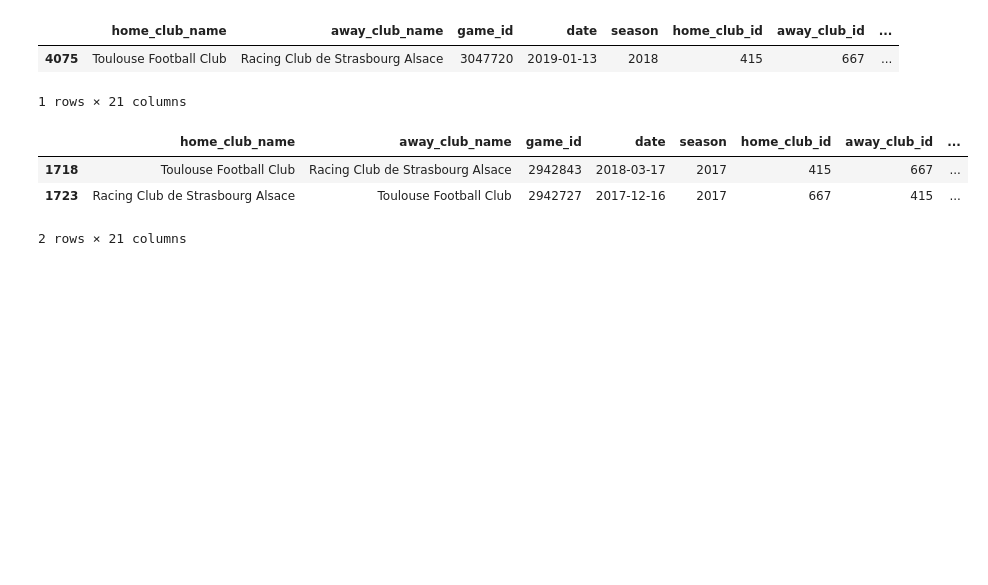
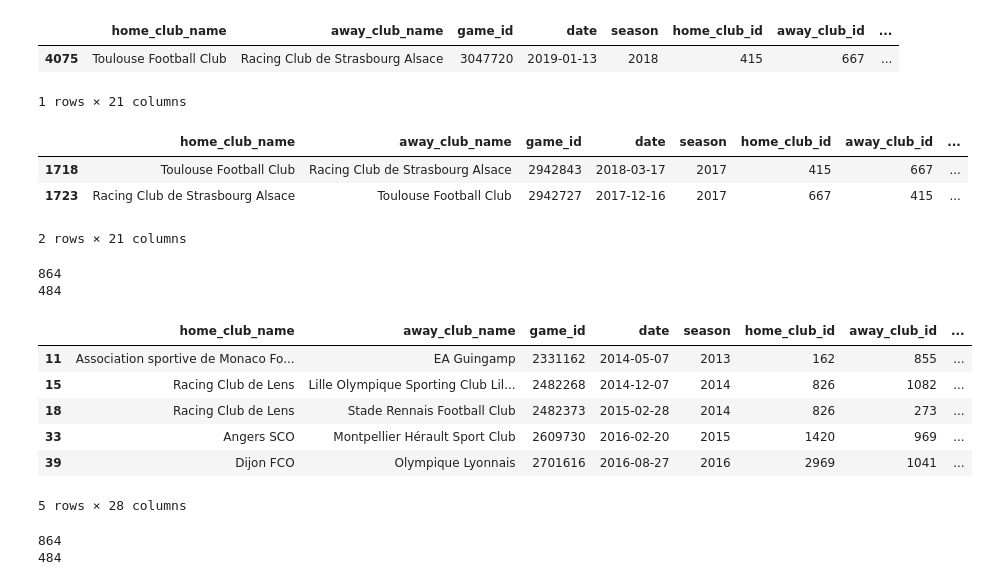
Before and after one commit to AntoninChevalier/Winunmax, a Jupyter notebook: notebooks/exploration.ipynb, the cells around one changed output. Saved outputs shown, nothing was run; the diff lists cells and outputs as text; code cells hidden in the pictures; blank space fills up the shorter version.

```diff
--- a/notebooks/exploration.ipynb
+++ b/notebooks/exploration.ipynb
@@ -376,0 +383,20 @@ df_test.head(20)
+# %%
+#Peut être judicieux de retire du dataframe traités les lignes de 2012
+print(len(df_dataset_final[(df_dataset_final["pos_moy_home_1_ans"]==20)]))
+print(len(df_dataset_final[(df_dataset_final["pos_moy_home_1_ans"]==20) & (df_dataset_final["season"]!=2012)]))
+display(df_dataset_final[(df_dataset_final["pos_moy_home_1_ans"]==20) & (df_dataset_final["season"]!=2012)].head(5))
+
+print(len(df_dataset_final[(df_dataset_final["winrate_home 1 ans"]==0.35)]))
+print(len(df_dataset_final[(df_dataset_final["winrate_home 1 ans"]==0.35) & (df_dataset_final["season"]!=2012)]))
+# %% [output]
+864
+484
+|  | home_club_name | away_club_name | game_id | date | season | home_club_id | away_club_id | ... |
+| 11 | Association sportive de Monaco Fo... | EA Guingamp | 2331162 | 2014-05-07 | 2013 | 162 | 855 | ... |
+| 15 | Racing Club de Lens | Lille Olympique Sporting Club Lil... | 2482268 | 2014-12-07 | 2014 | 826 | 1082 | ... |
+| 18 | Racing Club de Lens | Stade Rennais Football Club | 2482373 | 2015-02-28 | 2014 | 826 | 273 | ... |
+| 33 | Angers SCO | Montpellier Hérault Sport Club | 2609730 | 2016-02-20 | 2015 | 1420 | 969 | ... |
+| 39 | Dijon FCO | Olympique Lyonnais | 2701616 | 2016-08-27 | 2016 | 2969 | 1041 | ... |
+5 rows × 28 columns
+864
+484
```
Also changed, not shown: parts of 5 cells of this notebook, 5 other files.
